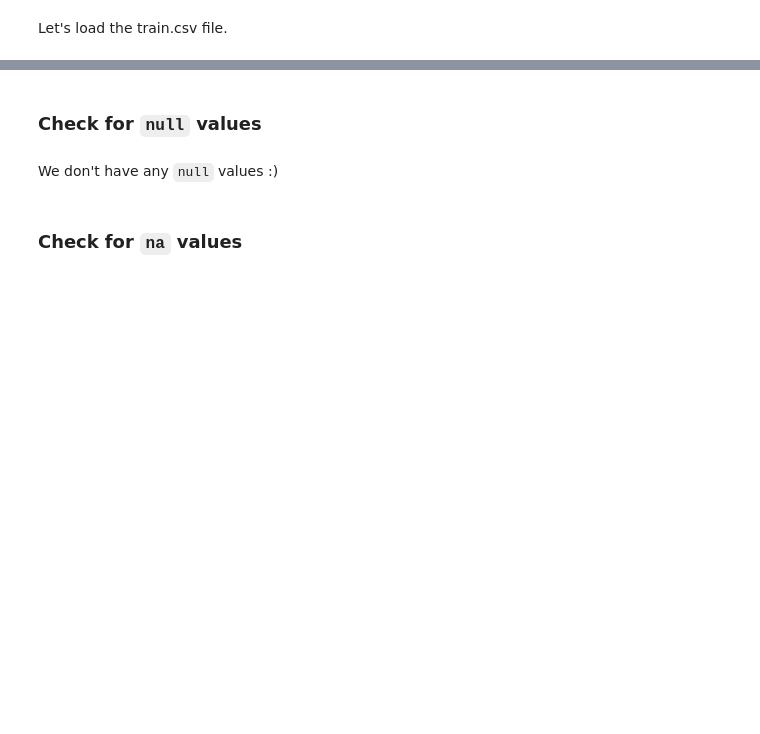
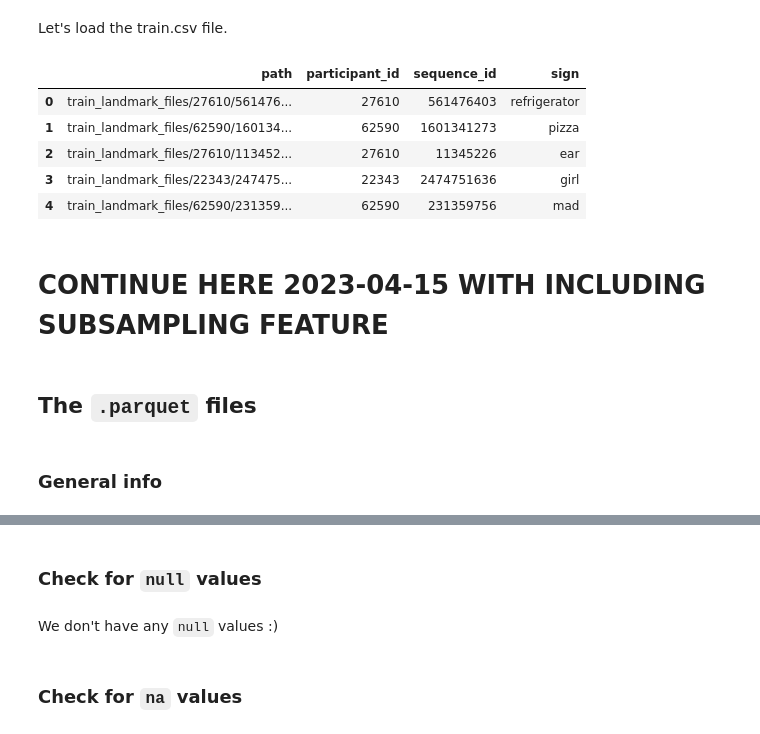
Before and after one commit to vosmani36/Capstone_Project_SignMeUp, a Jupyter notebook: notebooks/Project_Notebook_v0.ipynb, the cells around one changed output, grey strips where cells are left out. Cells and saved outputs as stored; diff of their text form; code cells hidden in the pictures; blank space fills up the shorter version.

```diff
--- a/notebooks/Project_Notebook_v0.ipynb
+++ b/notebooks/Project_Notebook_v0.ipynb
@@ -1,3 +3,11 @@
+# %%
+# SERVER = 'kaggle'
+SERVER = 'local'
+
+MODE = 'interactive'  # uses only 0.01 % of the whole dataset
+# MODE = 'full' # uses the whole dataset
+
+LOAD_PARQUET = 1  # 0: disables, 1: enables loading of parquet files
 # %% [markdown]
 # __0. Kaggle Competition__: Google - Isolated Sign Language Recognition
 # %% [markdown]
@@ -621,0 +644,7 @@ In the following, we will first conduct data science on the `train.csv` file. Th
+# %%
+if SERVER == "local":
+    INPUT_PATH = "../data/asl-signs"
+    OUTPUT_PATH = "../data"
+if SERVER == "kaggle":
+    INPUT_PATH = "/kaggle/input/asl-signs"
+    OUTPUT_PATH = "/kaggle/working"
@@ -644,8 +674,25 @@ with open('../data/asl-signs/sign_to_prediction_index_map.json') as json_file:
 Let's load the train.csv file.
 # %%
 # load train.csv file into a dataframe
-if MODE == 'full':
-    df_csv = pd.read_csv('../data/asl-signs/train.csv')
-if MODE == 'interactive':
-    df_csv = pd.read_csv('../data/train_sub94.csv')
+if MODE == "full":
+    df_csv = pd.read_csv(os.path.join(INPUT_PATH, fname))
+    fname = "train.csv"
+if MODE == "interactive":
+    df_csv = pd.read_csv(os.path.join(OUTPUT_PATH, fname))
+    fname = "train_sub94.csv"
+
+
 df_csv.head()
+# %% [output]
+|  | path | participant_id | sequence_id | sign |
+| 0 | train_landmark_files/27610/561476... | 27610 | 561476403 | refrigerator |
+| 1 | train_landmark_files/62590/160134... | 62590 | 1601341273 | pizza |
+| 2 | train_landmark_files/27610/113452... | 27610 | 11345226 | ear |
+| 3 | train_landmark_files/22343/247475... | 22343 | 2474751636 | girl |
+| 4 | train_landmark_files/62590/231359... | 62590 | 231359756 | mad |
+# %% [markdown]
+# CONTINUE HERE 2023-04-15 WITH INCLUDING SUBSAMPLING FEATURE
+# %% [markdown]
+## The `.parquet` files
+# %% [markdown]
+### General info
```
Also changed, not shown: parts of 47 cells of this notebook.
